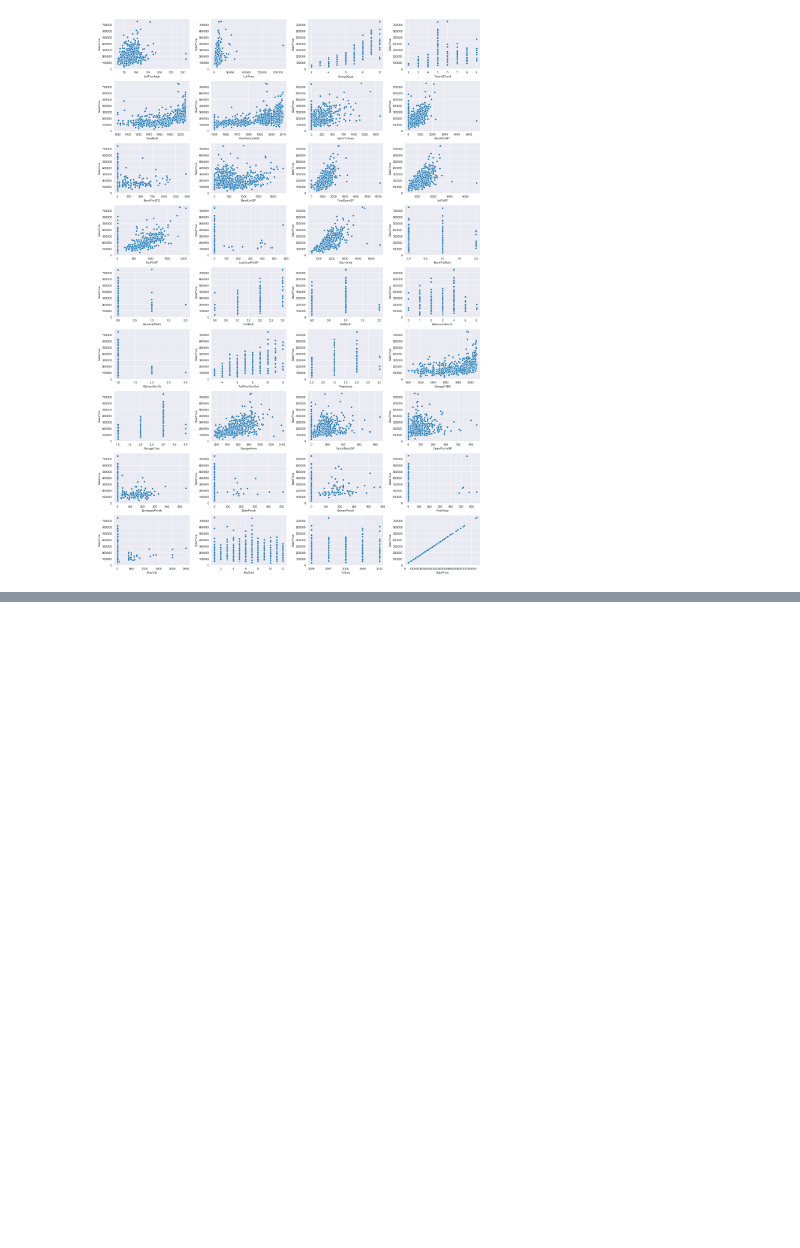
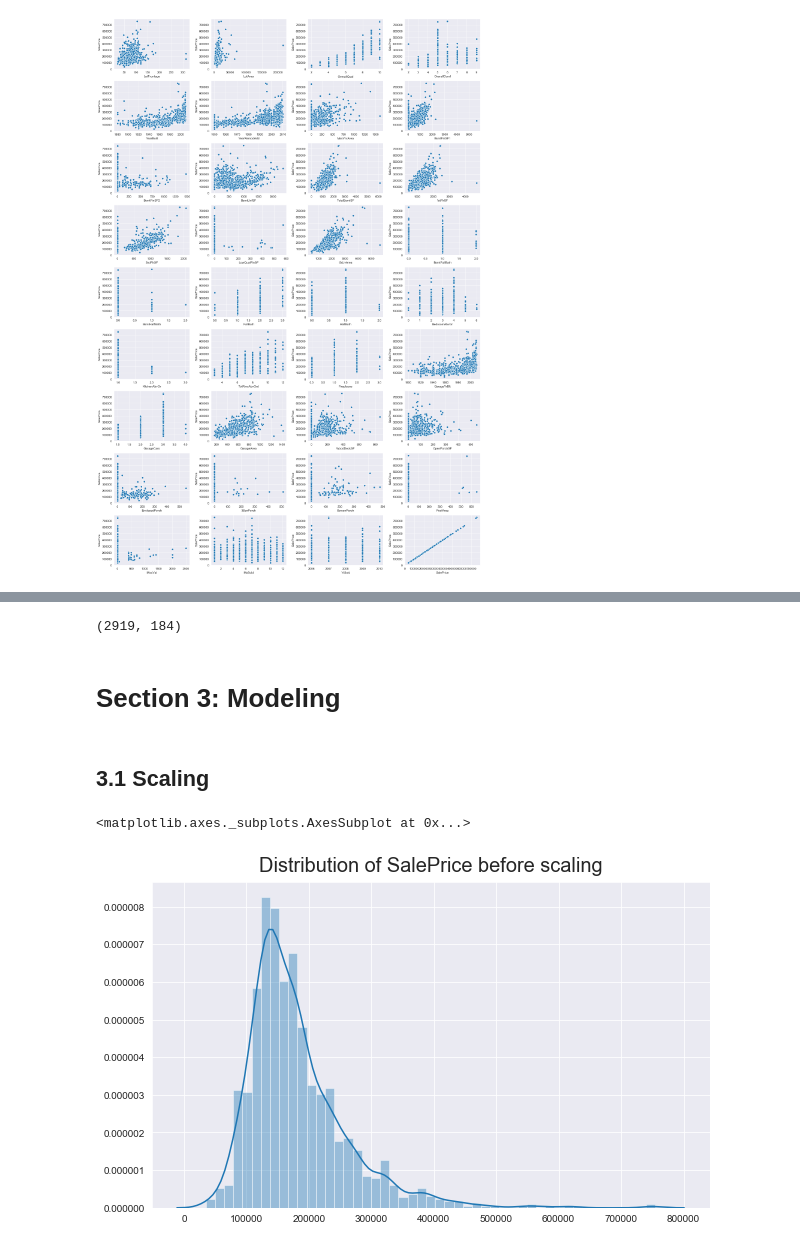
Before and after one commit to siyuan-song/My_projects, a Jupyter notebook: Housing_Prices.ipynb, the cells around one changed output, grey strips where cells are left out. Drawn from its saved outputs; the diff is of its cells as text; code cells hidden in the pictures; blank space fills up the shorter version.

Commit message:
Project Housing Prices

```diff
--- a/Housing_Prices.ipynb
+++ b/Housing_Prices.ipynb
@@ -261,0 +497,16 @@ fig.tight_layout()
+# %%
+df.shape
+# %% [output]
+(2919, 184)
+# %% [markdown]
+# Section 3: Modeling
+# %% [markdown]
+## 3.1 Scaling
+# %%
+# Distribution of 'SalePrice' before scaling.
+plt.figure(figsize=(10,6))
+plt.title('Distribution of SalePrice before scaling',pad=10,fontdict={'fontsize':20})
+sns.distplot(df_y)
+# %% [output]
+<matplotlib.axes._subplots.AxesSubplot at 0x...>
+[figure, added]
```
Also changed, not shown: parts of 123 cells of this notebook.
